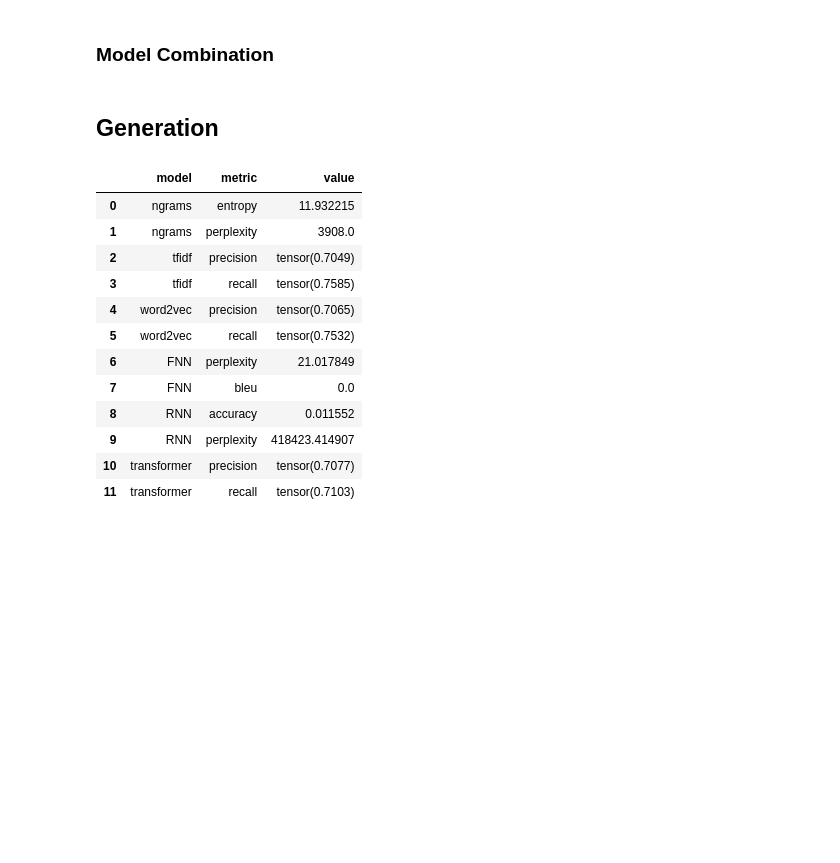
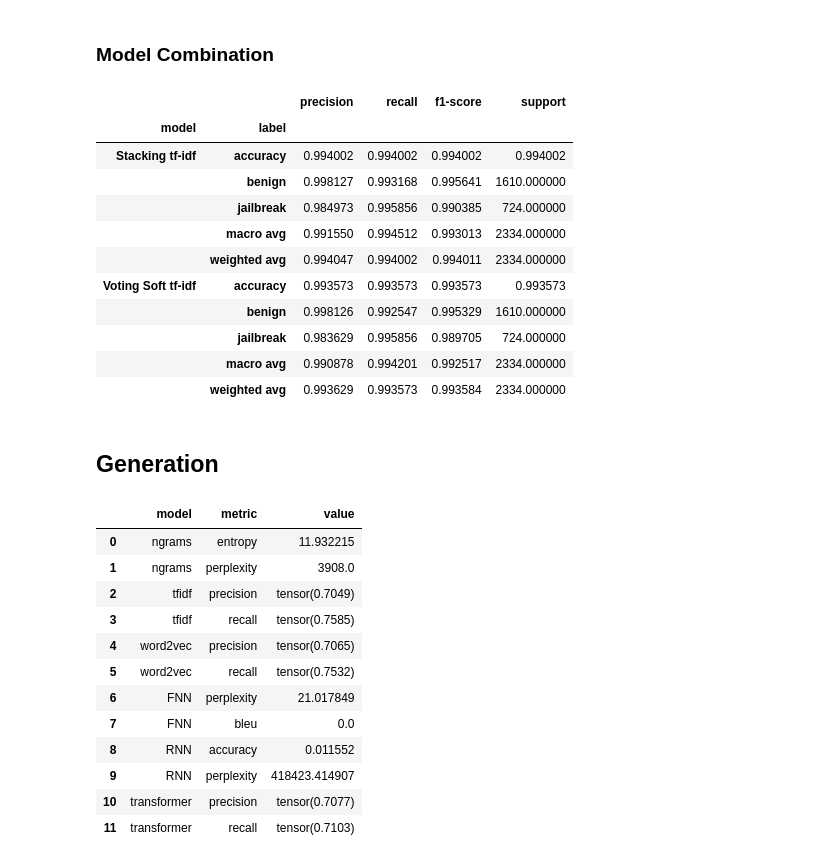
Before and after one commit to PERCY-1417/jailbreak-nlp, a Jupyter notebook: NLP.ipynb, the cells around one changed output. Drawn from its saved outputs; the diff is of its cells as text; code cells hidden in the pictures; blank space fills up the shorter version.

Commit message:
model combination benchmark fixes

```diff
--- a/NLP.ipynb
+++ b/NLP.ipynb
@@ -737,7 +737,7 @@ stacking_clf.fit(X_train, y_train_encoded)
 print("Evaluating Stacking Classifier...")
 y_pred_stacking = stacking_clf.predict(X_test)
 
-Stacking_TF_IDF_Classification_Report = classification_report(y_test_encoded, y_pred_stacking, target_names=label_encoder.classes_)
+Stacking_TF_IDF_Classification_Report = classification_report(y_test_encoded, y_pred_stacking, target_names=label_encoder.classes_, output_dict=True)
 print("Stacking Classifier (NB TF-IDF, LR TF-IDF) Classification Report:")
 print(Stacking_TF_IDF_Classification_Report)
 # %% [output]
@@ -783,7 +776,7 @@ voting_clf.fit(X_train, y_train_encoded)
 print("Evaluating Voting Classifier...")
 y_pred_voting = voting_clf.predict(X_test)
 
-Voting_Soft_TF_IDF_Classification_Report = classification_report(y_test_encoded, y_pred_voting, target_names=label_encoder.classes_)
+Voting_Soft_TF_IDF_Classification_Report = classification_report(y_test_encoded, y_pred_voting, target_names=label_encoder.classes_, output_dict=True)
 print("Voting Classifier (Soft - NB TF-IDF, LR TF-IDF) Classification Report:")
 print(Voting_Soft_TF_IDF_Classification_Report)
 # %% [output]
@@ -1606,24 +1572,34 @@ combined_df
 # %% [markdown]
 ### Model Combination
 # %%
-Classification_Reports = [
-    Voting_Soft_TF_IDF_Classification_Report,
-    Bagging_TF_IDF_Classification_Report
+classification_reports_dict = {
+    'Voting Soft tf-idf': Voting_Soft_TF_IDF_Classification_Report,
+    'Stacking tf-idf': Stacking_TF_IDF_Classification_Report
+}
+
+frames = [
+    pd.DataFrame(report).transpose().assign(model=model_name).reset_index()
+    for model_name, report in classification_reports_dict.items()
 ]
-
-frames = []
-model_names = ['Voting Soft tf-idf', 'Bagging tf-idf']
-
-for i, report in enumerate(Classification_Reports):
-    classification_report_df = pd.DataFrame(report).transpose()
-    classification_report_df['model'] = model_names[i]
-    frames.append(classification_report_df.reset_index())
 
 combined_df = pd.concat(frames, ignore_index=True)
 combined_df = combined_df.rename(columns={'index': 'label'})
 combined_df = combined_df.set_index(['model', 'label'])
 combined_df = combined_df.sort_index()
 combined_df
+# %% [output]
+|  |  | precision | recall | f1-score | support |
+| model | label |  |  |  |  |
+| Stacking tf-idf | accuracy | 0.994002 | 0.994002 | 0.994002 | 0.994002 |
+|  | benign | 0.998127 | 0.993168 | 0.995641 | 1610.000000 |
+|  | jailbreak | 0.984973 | 0.995856 | 0.990385 | 724.000000 |
+|  | macro avg | 0.991550 | 0.994512 | 0.993013 | 2334.000000 |
+|  | weighted avg | 0.994047 | 0.994002 | 0.994011 | 2334.000000 |
+| Voting Soft tf-idf | accuracy | 0.993573 | 0.993573 | 0.993573 | 0.993573 |
+|  | benign | 0.998126 | 0.992547 | 0.995329 | 1610.000000 |
+|  | jailbreak | 0.983629 | 0.995856 | 0.989705 | 724.000000 |
+|  | macro avg | 0.990878 | 0.994201 | 0.992517 | 2334.000000 |
+|  | weighted avg | 0.993629 | 0.993573 | 0.993584 | 2334.000000 |
 # %% [markdown]
 ## Generation
 # %%
```
Also changed, not shown: parts of 3 cells of this notebook.
